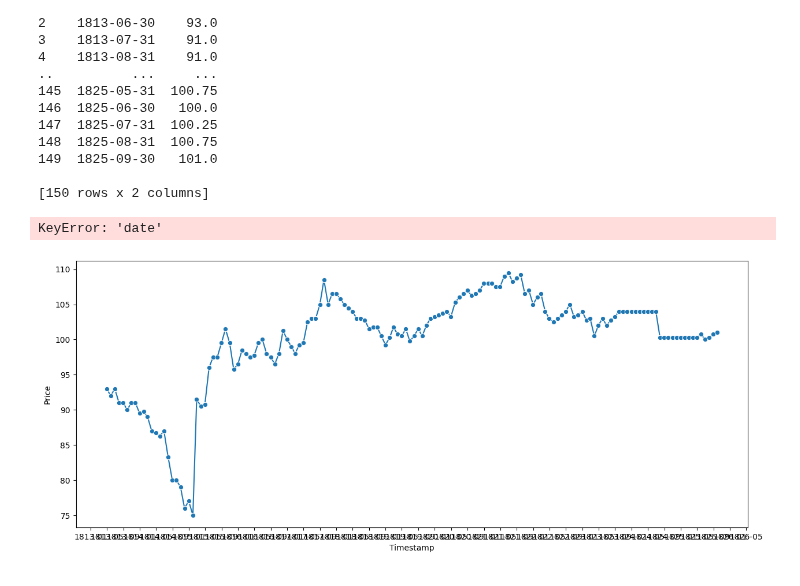
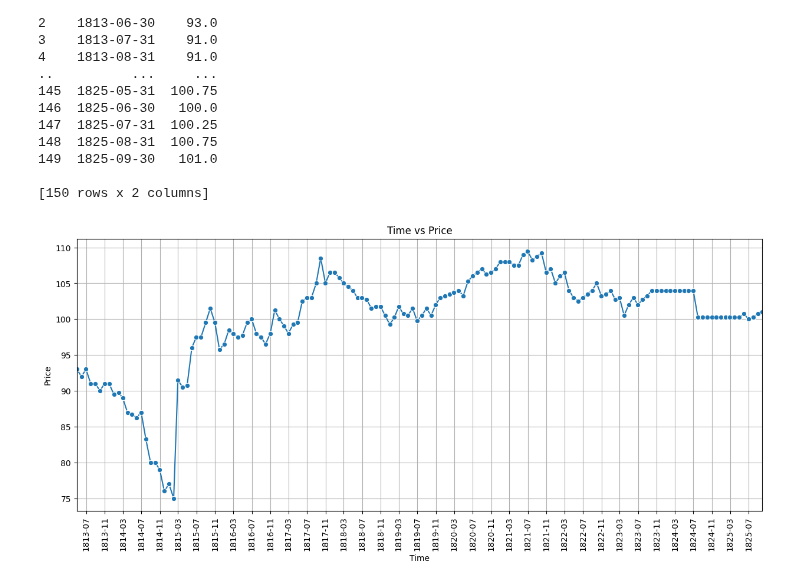
Before and after one commit to davidch2020/Bond-Bios, a Jupyter notebook: war_1812.ipynb, the cells around one changed output. Cells and saved outputs as stored; diff of their text form; code cells hidden in the pictures.

```diff
--- a/war_1812.ipynb
+++ b/war_1812.ipynb
@@ -49,31 +50,30 @@ print(six_percent_prices_melted)
 # %%
 # Graph dataframe
 six_percent_prices_melted['Timestamp'] = pd.to_datetime(six_percent_prices_melted['Timestamp'])
 
 # Set up Seaborn plot
 plt.figure(figsize=(15, 6))
 sns.lineplot(data=six_percent_prices_melted, x='Timestamp', y='Price', marker='o')
 
 # Format x-axis ticks to show year and month
 date_form = DateFormatter("%Y-%m")
 plt.gca().xaxis.set_major_formatter(date_form)
 plt.gca().xaxis.set_major_locator(MonthLocator(interval=4))
 
 # Get the minimum and maximum dates with data (assuming 'date' is a datetime type)
-min_date = six_percent_prices_melted['date'].min()
-max_date = six_percent_prices_melted['date'].max()
+min_date = six_percent_prices_melted['Timestamp'].min()
+max_date = six_percent_prices_melted['Timestamp'].max()
 
 # Set the x-axis limits to exclude extra years
 plt.xlim(min_date, max_date)
 
 # Enhance plot aesthetics (optional)
 plt.xlabel('Time')
 plt.xticks(rotation=90)
 plt.ylabel('Price')
 plt.title('Time vs Price')
 plt.grid(True)
 
 plt.show()
 # %% [output]
-KeyError: 'date'
-[figure, old version]
+[figure, new version]
```
Also changed, not shown: parts of 1 cell of this notebook.
